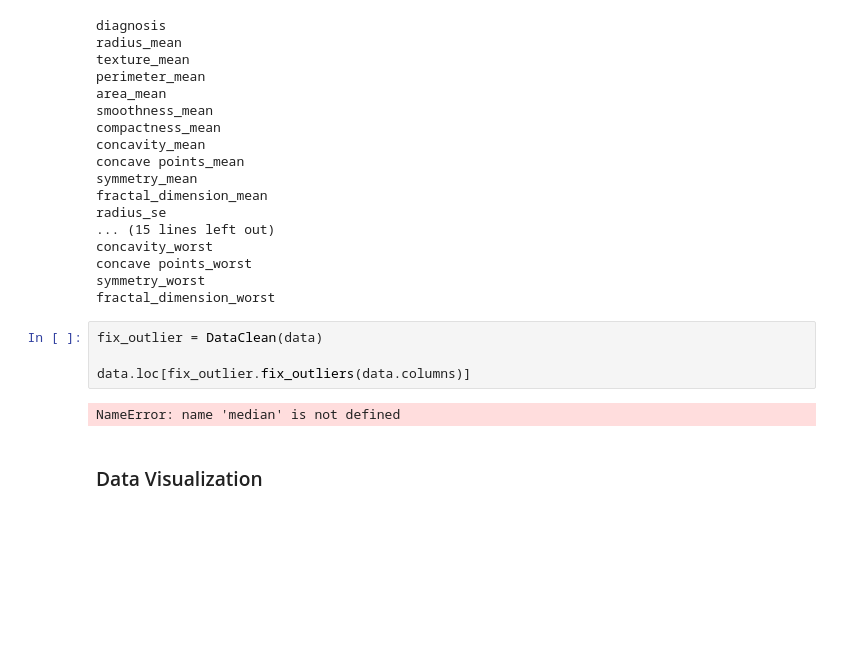
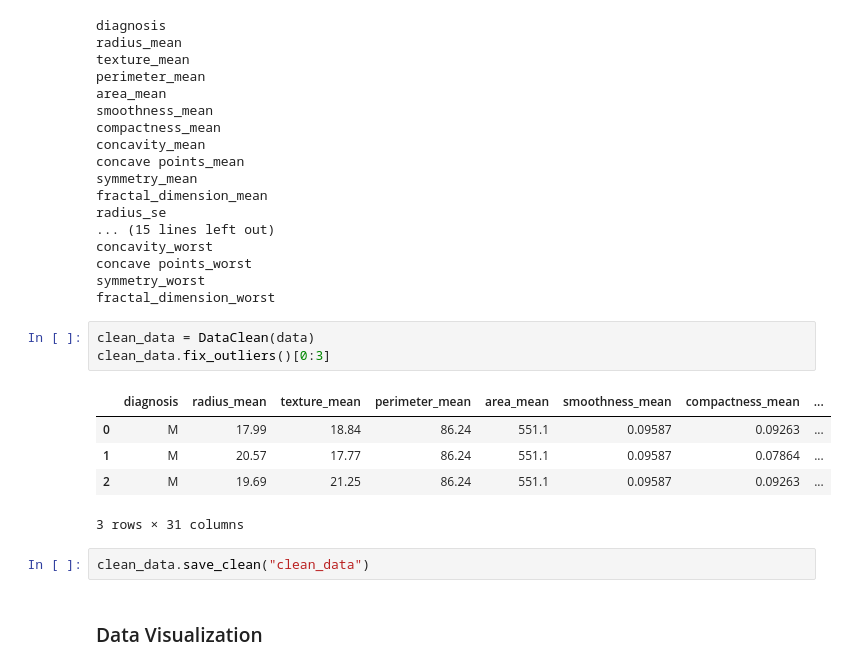
Before and after one commit to ProgrammingOperative/Causal-Inference, a Jupyter notebook: notebooks/eda.ipynb, the cells around one changed output. Saved outputs shown, nothing was run; the diff lists cells and outputs as text; blank space fills up the shorter version.

```diff
--- a/notebooks/eda.ipynb
+++ b/notebooks/eda.ipynb
@@ -154,11 +155,16 @@ concavity_worst
 concave points_worst
 symmetry_worst
 fractal_dimension_worst
-# %%
-fix_outlier = DataClean(data)
-
-data.loc[fix_outlier.fix_outliers(data.columns)]
-# %% [output]
-NameError: name 'median' is not defined
+# %%
+clean_data = DataClean(data)
+clean_data.fix_outliers()[0:3]
+# %% [output]
+|  | diagnosis | radius_mean | texture_mean | perimeter_mean | area_mean | smoothness_mean | compactness_mean | ... |
+| 0 | M | 17.99 | 18.84 | 86.24 | 551.1 | 0.09587 | 0.09263 | ... |
+| 1 | M | 20.57 | 17.77 | 86.24 | 551.1 | 0.09587 | 0.07864 | ... |
+| 2 | M | 19.69 | 21.25 | 86.24 | 551.1 | 0.09587 | 0.09263 | ... |
+3 rows × 31 columns
+# %%
+clean_data.save_clean("clean_data")
 # %% [markdown]
 ### Data Visualization
```
Also changed, not shown: parts of 5 cells of this notebook, 1 other file.
